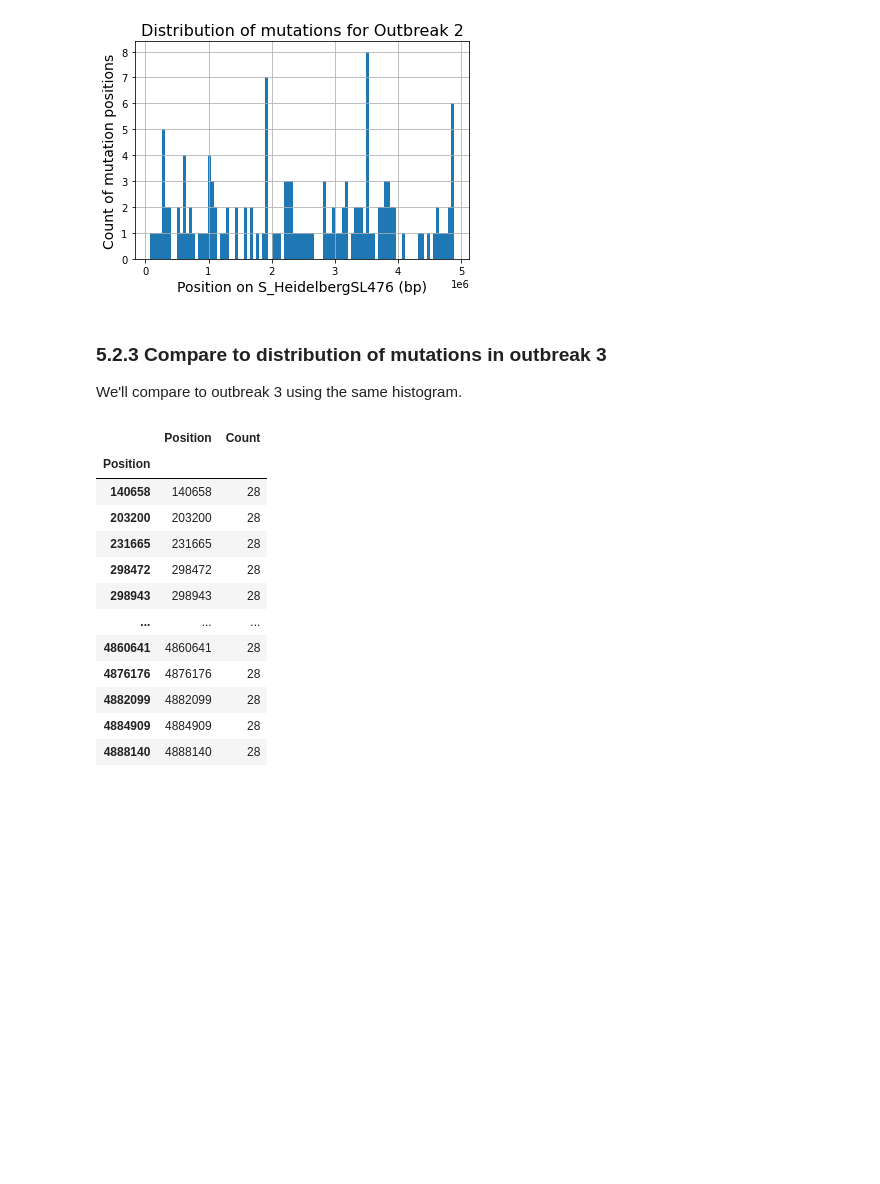
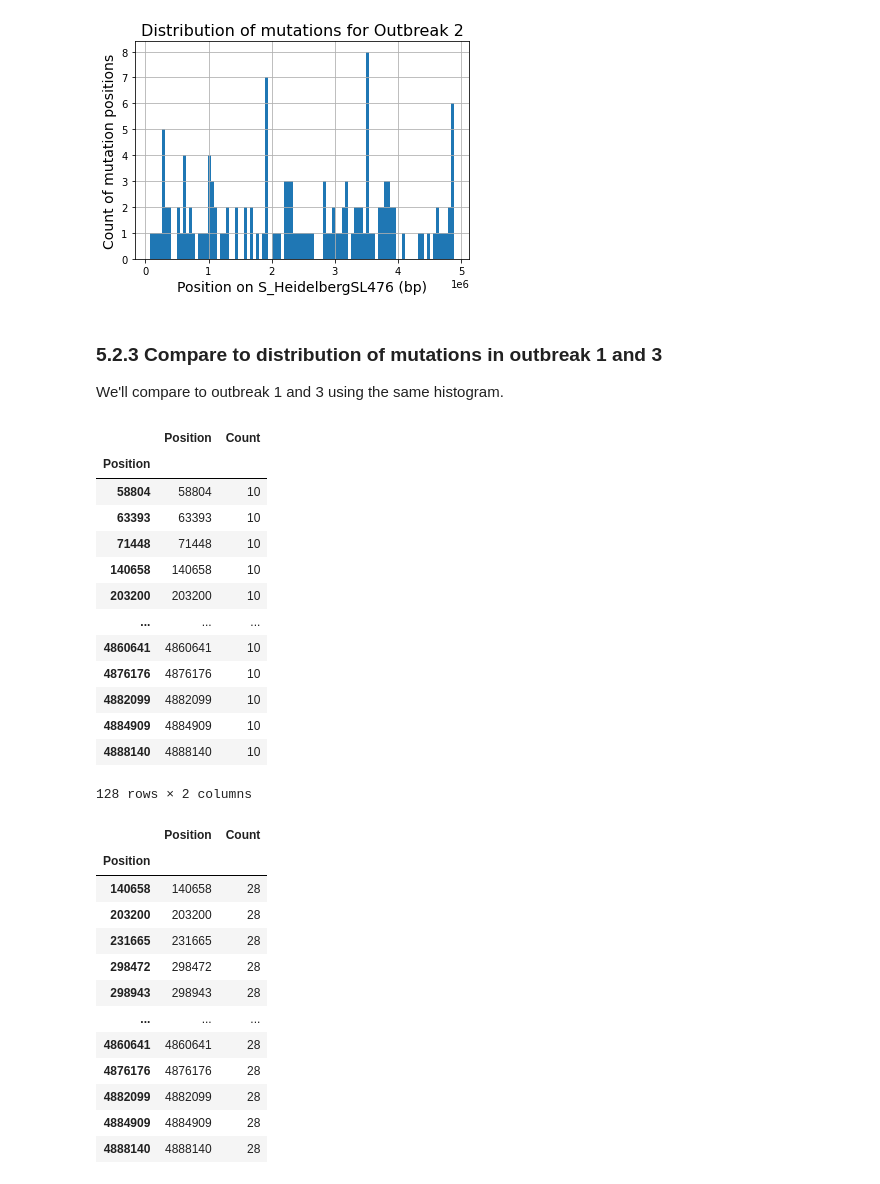
Before and after one commit to apetkau/genomics-data-index, a Jupyter notebook: docs/tutorial/tutorial-1-salmonella.ipynb, the cells around one changed output. Saved outputs shown, nothing was run; the diff lists cells and outputs as text; code cells hidden in the pictures; blank space fills up the shorter version.

```diff
--- a/docs/tutorial/tutorial-1-salmonella.ipynb
+++ b/docs/tutorial/tutorial-1-salmonella.ipynb
@@ -498,9 +505,29 @@ plt.ylabel('Count of mutation positions', fontdict={'size': 14})
 Text(0, 0.5, 'Count of mutation positions')
 [figure]
 # %% [markdown]
-### 5.2.3 Compare to distribution of mutations in outbreak 3
+### 5.2.3 Compare to distribution of mutations in outbreak 1 and 3
 
-We'll compare to outbreak 3 using the same histogram.
+We'll compare to outbreak 1 and 3 using the same histogram.
+# %%
+q_o1_positions = q.isa('1').summary_features()\
+    .groupby('Position')\
+    .agg({'Position': 'first', 'Count': 'sum'})
+q_o1_positions
+# %% [output]
+|  | Position | Count |
+| Position |  |  |
+| 58804 | 58804 | 10 |
+| 63393 | 63393 | 10 |
+| 71448 | 71448 | 10 |
+| 140658 | 140658 | 10 |
+| 203200 | 203200 | 10 |
+| ... | ... | ... |
+| 4860641 | 4860641 | 10 |
+| 4876176 | 4876176 | 10 |
+| 4882099 | 4882099 | 10 |
+| 4884909 | 4884909 | 10 |
+| 4888140 | 4888140 | 10 |
+128 rows × 2 columns
 # %%
 q_o3_positions = q.isa('3').summary_features()\
     .groupby('Position')\
```
Also changed, not shown: parts of 25 cells of this notebook.
